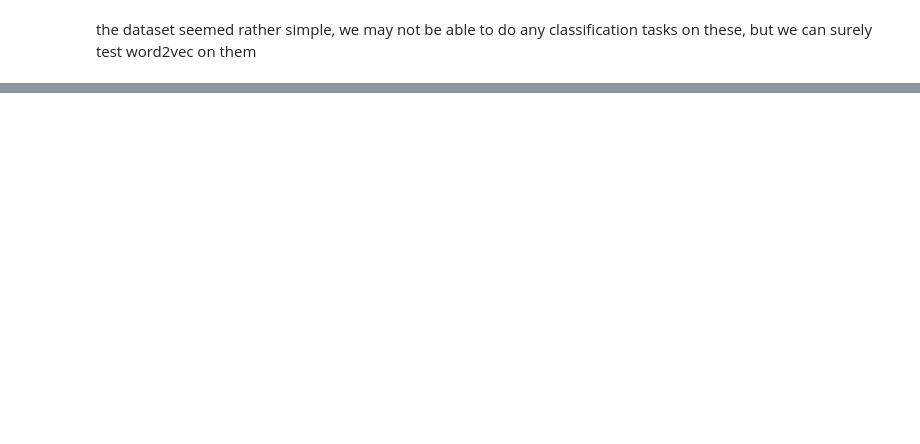
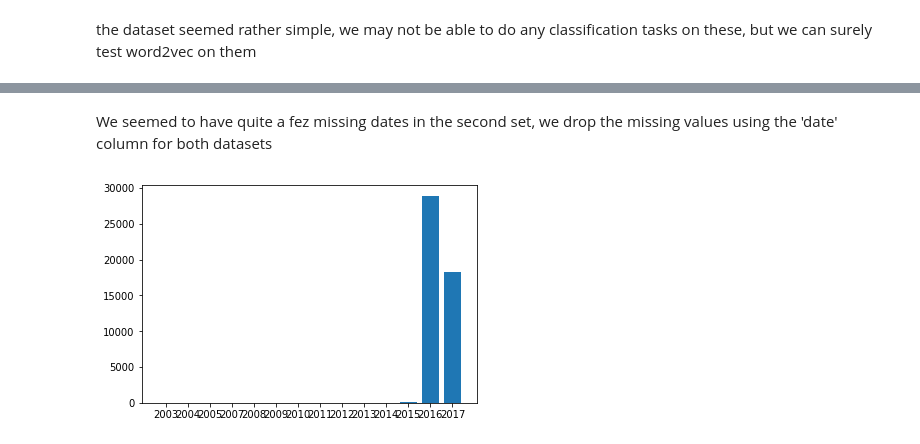
Before and after one commit to ruoyzhang/News_data_exploration, a Jupyter notebook: exploring_reaily_available_article_data_sets.ipynb, the cells around one changed output, grey strips where cells are left out. Cells and saved outputs as stored; diff of their text form; code cells hidden in the pictures; blank space fills up the shorter version.

```diff
--- a/exploring_reaily_available_article_data_sets.ipynb
+++ b/exploring_reaily_available_article_data_sets.ipynb
@@ -25,0 +101,20 @@ the dataset seemed rather simple, we may not be able to do any classification ta
+# %%
+def inspect_yearly_distribution(data):
+    counter_obj = Counter(data.date)
+    new_counter_obj = {}
+    for k,v in tqdm(counter_obj.items()):
+        if k[:4] not in new_counter_obj.keys():
+            new_counter_obj[k[:4]] = v
+        else:
+            new_counter_obj[k[:4]] += v
+
+    sorted_dates = sorted([key[:4] for key in new_counter_obj.keys()])
+    plt.bar(range(len(new_counter_obj)), [new_counter_obj[key] for key in sorted_dates], align = 'center')
+    plt.xticks(range(len(new_counter_obj)), sorted_dates)
+    plt.show()
+# %%
+data_2 = pd.read_csv(data_path+'all-the-news/articles2.csv')
+data_3 = pd.read_csv(data_path+'all-the-news/articles3.csv')
+# %%
+data_2 = data_2.drop(['Unnamed: 0'], axis = 1)
+data_3 = data_3.drop(['Unnamed: 0'], axis = 1)
@@ -25,0 +147,9 @@ the dataset seemed rather simple, we may not be able to do any classification ta
+# %% [markdown]
+We seemed to have quite a fez missing dates in the second set, we drop the missing values using the 'date' column for both datasets
+# %%
+data_2 = data_2.dropna(subset=['date']).reset_index(drop = True)
+data_3 = data_3.dropna(subset=['date']).reset_index(drop = True)
+# %%
+inspect_yearly_distribution(data_2)
+# %% [output]
+[figure, added]
```
Also changed, not shown: parts of 16 cells of this notebook, 1 other file.
